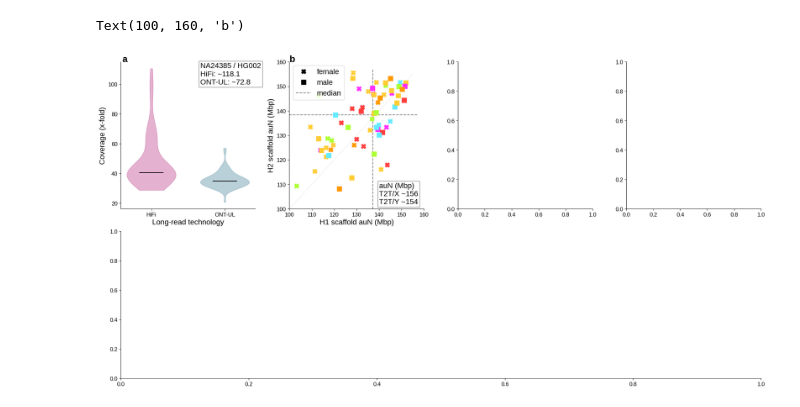
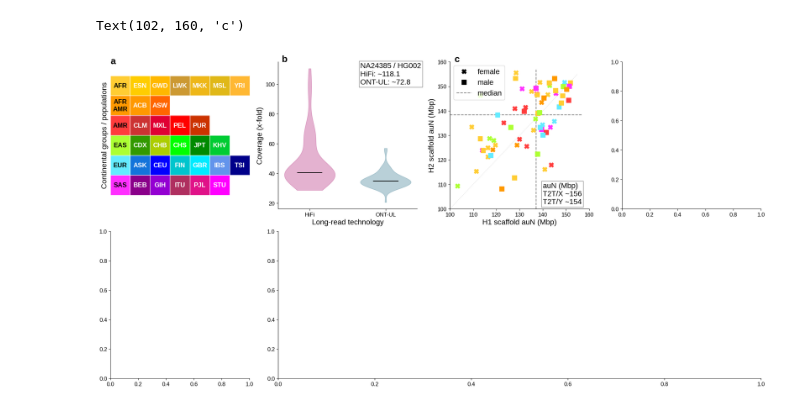
Before and after one commit to core-unit-bioinformatics/project-run-hgsvc-hybrid-assemblies, a Jupyter notebook: notebooks/plotting/main_fig1/fig1_merge_panels.ipynb, the cells around one changed output. Saved outputs shown, nothing was run; the diff lists cells and outputs as text; code cells hidden in the pictures.

Commit message:
upd fig1 merge panels w/ pop legend

```diff
--- a/notebooks/plotting/main_fig1/fig1_merge_panels.ipynb
+++ b/notebooks/plotting/main_fig1/fig1_merge_panels.ipynb
@@ -8,37 +8,45 @@ _PROJECT_CONFIG_NB = str(pathlib.Path("00_project_config.ipynb").resolve(strict=
 _PLOT_CONFIG_NB = str(pathlib.Path("05_plot_config.ipynb").resolve(strict=True))
 
 %run $_PROJECT_CONFIG_NB
 %run $_PLOT_CONFIG_NB
 
 %run plotting/main_fig1/input-read-summary.ipynb
 %run plotting/main_fig1/plot-scaffold-aun.ipynb
+%run plotting/sample-summary.ipynb
 
 
 import matplotlib as mpl
 import matplotlib.pyplot as plt
 import pickle as pkl
 
 import pathlib as pl
 
 top_folder = pl.Path("/home/ebertp/work/projects/hgsvc/plotting/2024_main_fig1/panels")
 
 fig1, axd = plt.subplot_mosaic(
     [
-        ["panel_readcov", "panel_aun", "panel_c", "panel_d"],
-        ["panel_t2t", "panel_t2t", "panel_t2t", "panel_t2t"]
+        ["panel_color", "panel_readcov", "panel_aun", "panel_c"],
+        ["panel_d", "panel_t2t", "panel_t2t", "panel_t2t"]
     ],
     layout="constrained",
-    figsize=(20,10)
+    figsize=(20,10),
+    sharex=False,
+    sharey=False,
+    height_ratios=[1,1],
+    width_ratios=[1,1,1,1]
 )
 
 # with open(top_folder.joinpath("fig1_panel_read-cov.pck"), "rb") as cache:
 #     panel_a_ax = pkl.load(cache)
 
+color_panel_ax = population_legend_matrix(axd["panel_color"])
+color_panel_ax.text(-0.5, -1.1, "a", fontsize=MPL_PANEL_LABEL_SIZE, fontweight="bold")
+
 read_cov_panel_ax = get_read_cov_panel(axd["panel_readcov"])
-read_cov_panel_ax.text(0.7, 115, "a", fontsize=MPL_PANEL_LABEL_SIZE, fontweight="bold")
+read_cov_panel_ax.text(0.72, 115, "b", fontsize=MPL_PANEL_LABEL_SIZE, fontweight="bold")
 
 scaff_aun_panel_ax = plot_hap_vs_hap(axd["panel_aun"])
-scaff_aun_panel_ax.text(100,160, "b", fontsize=MPL_PANEL_LABEL_SIZE, fontweight="bold")
+scaff_aun_panel_ax.text(102,160, "c", fontsize=MPL_PANEL_LABEL_SIZE, fontweight="bold")
 # %% [output]
-Text(100, 160, 'b')
+Text(102, 160, 'c')
-[figure, old version]
+[figure, new version]
```
Also changed, not shown: 1 other file.
